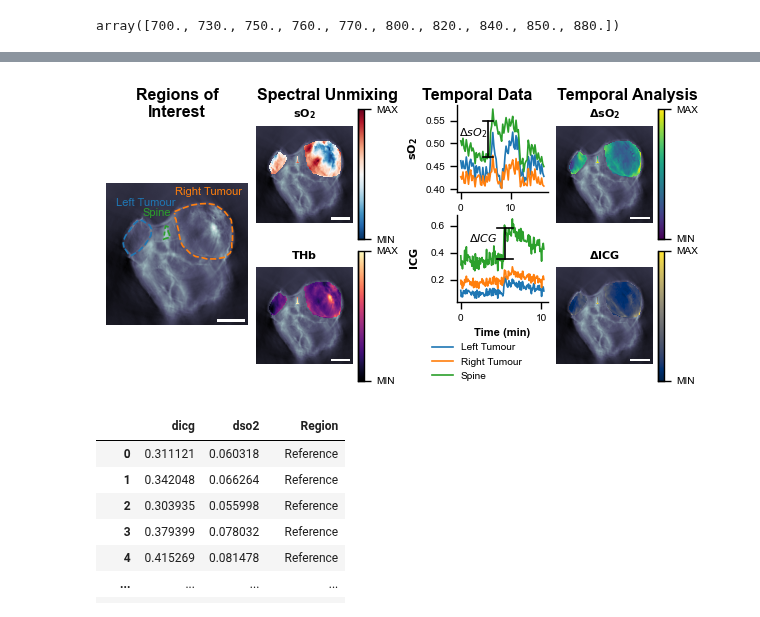
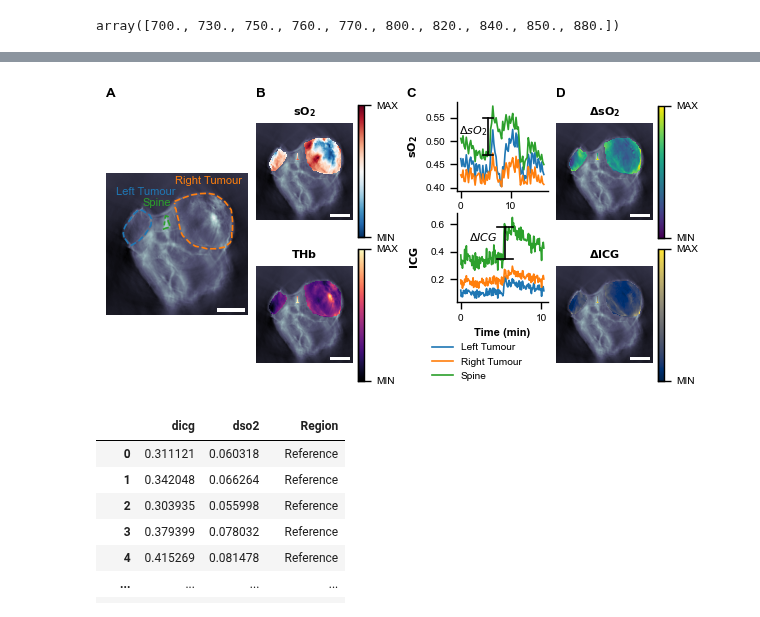
Before and after one commit to BohndiekLab/patato, a Jupyter notebook: docs/paper_figures/paper+figures.ipynb, the cells around one changed output, grey strips where cells are left out. Cells and saved outputs as stored; diff of their text form; code cells hidden in the pictures.

```diff
--- a/docs/paper_figures/paper+figures.ipynb
+++ b/docs/paper_figures/paper+figures.ipynb
@@ -192,38 +178,43 @@ for n, g in so2_df.groupby("Region"):
         axes[0].plot([4.5, 6.5], [0.55, 0.55], c="k")
         axes[0].plot([5.5, 5.5], [0.47, 0.55], c="k")
         axes[0].annotate(r"$\Delta sO_2$", (5.5, (0.55+0.47)/2), (-1, 4),
                          textcoords="offset points", va="center", ha="right")
 # axes[0].set_xlabel("Time (min)")
 axes[0].set_ylabel(r"$\mathbf{sO_2}$")
 for n, g in icg_df.groupby("Region"):
     axes[1].plot(g["times"], g["ICG"], color=colours[n])
     if n=="Spine":
         axes[1].plot([4.5, 6.5], [0.35, 0.35], c="k")
         axes[1].plot([4.5, 6.5], [0.58, 0.58], c="k")
         axes[1].plot([5.5, 5.5], [0.35, 0.58], c="k")
         axes[1].annotate(r"$\Delta ICG$", (5.5, (0.58+0.35)/2), (-5, 4),
                          textcoords="offset points", va="center", ha="right")
 
 axes[1].set_xlabel("Time (min)")
 axes[1].set_ylabel(r"$\mathbf{ICG}$")
 
 subfigs[2].legend(*axes[0].get_legend_handles_labels(), loc="outside lower center",
                   frameon=False, borderaxespad=.2)
 
-subfigs[0].suptitle("Regions of\nInterest", fontsize="x-large")
-subfigs[1].suptitle("Spectral Unmixing", fontsize="x-large")
-subfigs[2].suptitle("Temporal Data", fontsize="x-large")
-subfigs[3].suptitle("Temporal Analysis", fontsize="x-large")
+# subfigs[0].suptitle("Regions of\nInterest", fontsize="x-large")
+# subfigs[1].suptitle("Spectral Unmixing", fontsize="x-large")
+# subfigs[2].suptitle("Temporal Data", fontsize="x-large")
+# subfigs[3].suptitle("Temporal Analysis", fontsize="x-large")
+
+add_subfigure_label(subfigs[0], subfigs[0].axes[0], "A")
+add_subfigure_label(subfigs[1], subfigs[1].axes[0], "B")
+add_subfigure_label(subfigs[2], subfigs[2].axes[0], "C")
+add_subfigure_label(subfigs[3], subfigs[3].axes[0], "D")
 
 subfigs[2].align_labels()
 sns.despine()
 
 fig.savefig("figure_draft.png", dpi=300)
 fig.savefig("/Users/else01/Dropbox/figure_transfer/joss_figure_draft.png", dpi=300)
 # subfigs[2].set_facecolor("red")
 plt.show()
 # %% [output]
-[figure, old version]
+[figure, new version]
 # %%
 dso2_array = im_dso2.get_array().data
 iqr = np.nanpercentile(dso2_array, 75) - np.nanpercentile(dso2_array, 25)
```
Also changed, not shown: parts of 5 cells of this notebook, 10 other files.
